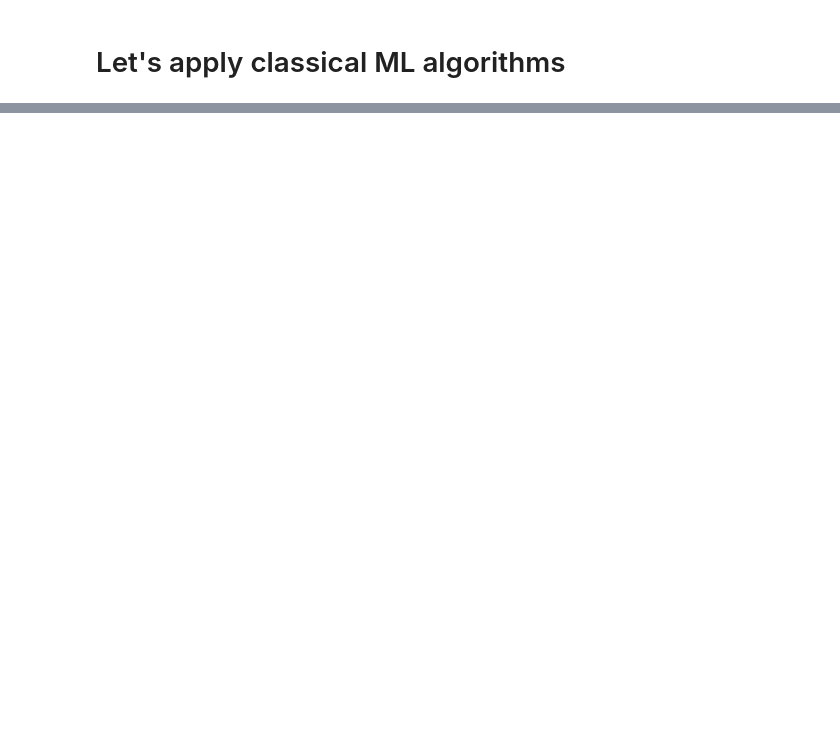
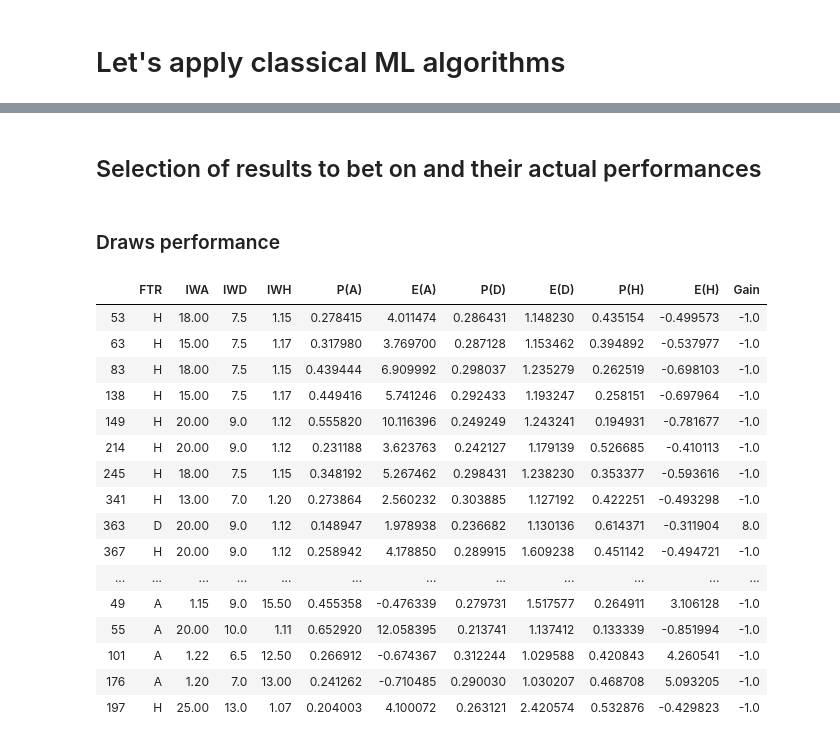
Before and after one commit to TheoGreg/BettingAI, a Jupyter notebook: Football/Premier_League_Analysis.ipynb, the cells around one changed output, grey strips where cells are left out. Drawn from its saved outputs; the diff is of its cells as text; code cells hidden in the pictures; blank space fills up the shorter version.

```diff
--- a/Football/Premier_League_Analysis.ipynb
+++ b/Football/Premier_League_Analysis.ipynb
@@ -27,11 +25,11 @@ relevant_features = ['Date','HomeTeam','AwayTeam','IWH','IWD','IWA','FTR','FTHG'
 # %%
-def create_stat_dico(season: str) -> pd.DataFrame:
+def create_stat_dico(season: str, league: str) -> pd.DataFrame:
 
-    """Compute statistics for a given season all the relevan statistics by going through each game
+    """Compute statistics for a given season all the relevant statistics by going through each game
 
     Output a Dataframe of each game and each team statistics before the game
 
-    Arguments : name of the season as a string
+    Arguments : name of the season as a string, name of the league as a string
     """
 
     #stat_seasons is a 3-layer nested dico :
@@ -41,7 +39,8 @@ def create_stat_dico(season: str) -> pd.DataFrame:
     # stat ---> value for that specific game
 
     stats_season = {}
-    xls_file = pd.ExcelFile('/Users/theophanegregoir/Desktop/BettingAI/Football_Data/European_Leagues/Premier_League/Entire_Data_PL.xlsx')
+    file_name = '/Users/theophanegregoir/Desktop/BettingAI/Football_Data/European_Leagues/Entire_Data_' + league + '.xlsx'
+    xls_file = pd.ExcelFile(file_name)
     table = xls_file.parse(season)[relevant_features].dropna(axis=0)
 
     ###Features that describe team before the game
@@ -78,6 +77,9 @@ def create_stat_dico(season: str) -> pd.DataFrame:
     #Number of weeks available
     nb_weeks = int(len(table)/10)
 
+    if season == '2019-2020':
+        nb_weeks = int(len(table)/10) - 1
+
     #Getting unique list of club names for this season
     clubs = list(set(list(table['HomeTeam'])))
 
@@ -110,7 +112,7 @@ def create_stat_dico(season: str) -> pd.DataFrame:
         stats_season[c][0]['shots_conceeded'] = 0.0
 
         #Going through all the weeks of the season
-        for k in range(1,nb_weeks+1):
+        for k in range(1,len(selected)):
 
             #Second layer of dict
             stats_season[c][k] = {}
@@ -191,6 +193,6 @@ def create_stat_dico(season: str) -> pd.DataFrame:
                 stats_season[c][k]['fouls_conceeded'] = stats_season[c][k-1]['fouls_conceeded'] + selected['HF'][selected.index[k-1]]
                 stats_season[c][k]['fouls_committed'] = stats_season[c][k-1]['fouls_committed'] + selected['AF'][selected.index[k-1]]
 
-    valid = table['week'] > 10
+    valid = table['week'] > 5
 
     return(table[valid])
@@ -367,0 +475,9 @@ Accuracy (test) for L2 logistic (Multinomial): 55.5%
+# %%
+performance_df = test_df[['FTR','IWA','IWD','IWH']]
+performance_df['P(A)']= pd.DataFrame(data = results['L1 logistic'][:,0], columns = ['P(A)'])
+performance_df['E(A)']= performance_df['P(A)'] * performance_df['IWA'] - 1.0
+performance_df['P(D)']= pd.DataFrame(data = results['L1 logistic'][:,1], columns = ['P(D)'])
+performance_df['E(D)']= performance_df['P(D)'] * performance_df['IWD'] - 1.0
+performance_df['P(H)']= pd.DataFrame(data = results['L1 logistic'][:,2], columns = ['P(H)'])
+performance_df['E(H)']= performance_df['P(H)'] * performance_df['IWH'] - 1.0
+performance_df
@@ -367,0 +498,39 @@ Accuracy (test) for L2 logistic (Multinomial): 55.5%
+# %% [markdown]
+## Selection of results to bet on and their actual performances
+# %%
+#Floor and cap on expected gain to consider
+floor = 1.0
+cap = 4.0
+# %% [markdown]
+### Draws performance
+# %%
+#Selection of the draws
+draw_floor = performance_df['E(D)'] > floor
+draw_cap = performance_df['E(D)'] < cap
+selected_draw = performance_df[draw_floor & draw_cap]
+
+#Computation of actual gains on draws
+selected_draw['Gain'] = 0.0
+is_Draw = selected_draw['FTR'] == 'D'
+not_Draw = selected_draw['FTR'] != 'D'
+selected_draw.loc[not_Draw, 'Gain'] = -1.0
+selected_draw.loc[is_Draw, 'Gain'] = selected_draw.loc[is_Draw,'IWD'] - 1.0
+selected_draw
+# %% [output]
+|  | FTR | IWA | IWD | IWH | P(A) | E(A) | P(D) | E(D) | P(H) | E(H) | Gain |
+| 53 | H | 18.00 | 7.5 | 1.15 | 0.278415 | 4.011474 | 0.286431 | 1.148230 | 0.435154 | -0.499573 | -1.0 |
+| 63 | H | 15.00 | 7.5 | 1.17 | 0.317980 | 3.769700 | 0.287128 | 1.153462 | 0.394892 | -0.537977 | -1.0 |
+| 83 | H | 18.00 | 7.5 | 1.15 | 0.439444 | 6.909992 | 0.298037 | 1.235279 | 0.262519 | -0.698103 | -1.0 |
+| 138 | H | 15.00 | 7.5 | 1.17 | 0.449416 | 5.741246 | 0.292433 | 1.193247 | 0.258151 | -0.697964 | -1.0 |
+| 149 | H | 20.00 | 9.0 | 1.12 | 0.555820 | 10.116396 | 0.249249 | 1.243241 | 0.194931 | -0.781677 | -1.0 |
+| 214 | H | 20.00 | 9.0 | 1.12 | 0.231188 | 3.623763 | 0.242127 | 1.179139 | 0.526685 | -0.410113 | -1.0 |
+| 245 | H | 18.00 | 7.5 | 1.15 | 0.348192 | 5.267462 | 0.298431 | 1.238230 | 0.353377 | -0.593616 | -1.0 |
+| 341 | H | 13.00 | 7.0 | 1.20 | 0.273864 | 2.560232 | 0.303885 | 1.127192 | 0.422251 | -0.493298 | -1.0 |
+| 363 | D | 20.00 | 9.0 | 1.12 | 0.148947 | 1.978938 | 0.236682 | 1.130136 | 0.614371 | -0.311904 | 8.0 |
+| 367 | H | 20.00 | 9.0 | 1.12 | 0.258942 | 4.178850 | 0.289915 | 1.609238 | 0.451142 | -0.494721 | -1.0 |
+| ... | ... | ... | ... | ... | ... | ... | ... | ... | ... | ... | ... |
+| 49 | A | 1.15 | 9.0 | 15.50 | 0.455358 | -0.476339 | 0.279731 | 1.517577 | 0.264911 | 3.106128 | -1.0 |
+| 55 | A | 20.00 | 10.0 | 1.11 | 0.652920 | 12.058395 | 0.213741 | 1.137412 | 0.133339 | -0.851994 | -1.0 |
+| 101 | A | 1.22 | 6.5 | 12.50 | 0.266912 | -0.674367 | 0.312244 | 1.029588 | 0.420843 | 4.260541 | -1.0 |
+| 176 | A | 1.20 | 7.0 | 13.00 | 0.241262 | -0.710485 | 0.290030 | 1.030207 | 0.468708 | 5.093205 | -1.0 |
+| 197 | H | 25.00 | 13.0 | 1.07 | 0.204003 | 4.100072 | 0.263121 | 2.420574 | 0.532876 | -0.429823 | -1.0 |
```
Also changed, not shown: parts of 31 cells of this notebook.
